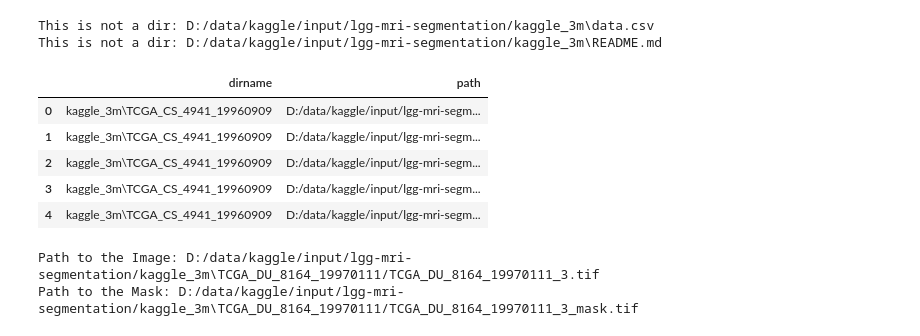
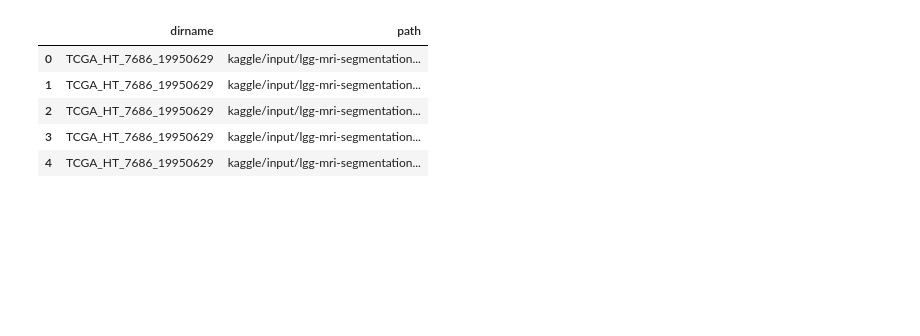
Before and after one commit to Severin48/Brain-Tumor-Semantic-Segmentation, a Jupyter notebook: DataExploration.ipynb, the cells around one changed output. Drawn from its saved outputs; the diff is of its cells as text; code cells hidden in the pictures; blank space fills up the shorter version.

```diff
--- a/DataExploration.ipynb
+++ b/DataExploration.ipynb
@@ -2,8 +2,8 @@
 import os
 import platform
 
-OS_PREFIX = "D:/data" if platform.system() == "Windows" else ""
-DATA_PATH = OS_PREFIX + "/kaggle/input/lgg-mri-segmentation/kaggle_3m/"
+OS_PREFIX = "D:/data/" if platform.system() == "Windows" else ""
+DATA_PATH = OS_PREFIX + "kaggle/input/lgg-mri-segmentation/kaggle_3m/"
 # %%
 import sys
 import os
@@ -30,39 +28,18 @@ IMG_SIZE = 512
 # %%
+# Data mapping
 data_map = []
-for sub_dir_path in glob.glob(DATA_PATH+"*"):
+for sub_dir_path in glob.glob(DATA_PATH + "*"):
     if os.path.isdir(sub_dir_path):
-        dirname = sub_dir_path.split("/")[-1]
+        dirname = os.path.basename(sub_dir_path)
         for filename in os.listdir(sub_dir_path):
-            image_path = sub_dir_path + "/" + filename
+            image_path = os.path.join(sub_dir_path, filename)
             data_map.extend([dirname, image_path])
-    else:
-        print("This is not a dir:", sub_dir_path)
-
-
-df = pd.DataFrame({"dirname" : data_map[::2],
-                  "path" : data_map[1::2]})
+df = pd.DataFrame({ 'dirname': data_map[::2], 'path': data_map[1::2] })
 df.head()
 # %% [output]
-This is not a dir: D:/data/kaggle/input/lgg-mri-segmentation/kaggle_3m\data.csv
-This is not a dir: D:/data/kaggle/input/lgg-mri-segmentation/kaggle_3m\README.md
 |  | dirname | path |
-| 0 | kaggle_3m\TCGA_CS_4941_19960909 | D:/data/kaggle/input/lgg-mri-segm... |
-| 1 | kaggle_3m\TCGA_CS_4941_19960909 | D:/data/kaggle/input/lgg-mri-segm... |
-| 2 | kaggle_3m\TCGA_CS_4941_19960909 | D:/data/kaggle/input/lgg-mri-segm... |
-| 3 | kaggle_3m\TCGA_CS_4941_19960909 | D:/data/kaggle/input/lgg-mri-segm... |
-| 4 | kaggle_3m\TCGA_CS_4941_19960909 | D:/data/kaggle/input/lgg-mri-segm... |
+| 0 | TCGA_HT_7686_19950629 | kaggle/input/lgg-mri-segmentation... |
+| 1 | TCGA_HT_7686_19950629 | kaggle/input/lgg-mri-segmentation... |
+| 2 | TCGA_HT_7686_19950629 | kaggle/input/lgg-mri-segmentation... |
+| 3 | TCGA_HT_7686_19950629 | kaggle/input/lgg-mri-segmentation... |
+| 4 | TCGA_HT_7686_19950629 | kaggle/input/lgg-mri-segmentation... |
-# %%
-# Masks/No masks
-df_imgs = df[~df['path'].str.contains("mask")]
-df_masks = df[df['path'].str.contains("mask")]
-
-# Data sorting
-imgs = sorted(df_imgs["path"].values, key=lambda x : int(x[BASE_LEN:-END_IMG_LEN]))
-masks = sorted(df_masks["path"].values, key=lambda x : int(x[BASE_LEN:-END_MASK_LEN]))
-
-# Sorting check
-idx = random.randint(0, len(imgs)-1)
-print("Path to the Image:", imgs[idx], "\nPath to the Mask:", masks[idx])
-# %% [output]
-Path to the Image: D:/data/kaggle/input/lgg-mri-segmentation/kaggle_3m\TCGA_DU_8164_19970111/TCGA_DU_8164_19970111_3.tif
-Path to the Mask: D:/data/kaggle/input/lgg-mri-segmentation/kaggle_3m\TCGA_DU_8164_19970111/TCGA_DU_8164_19970111_3_mask.tif
```
Also changed, not shown: parts of 11 cells of this notebook.
